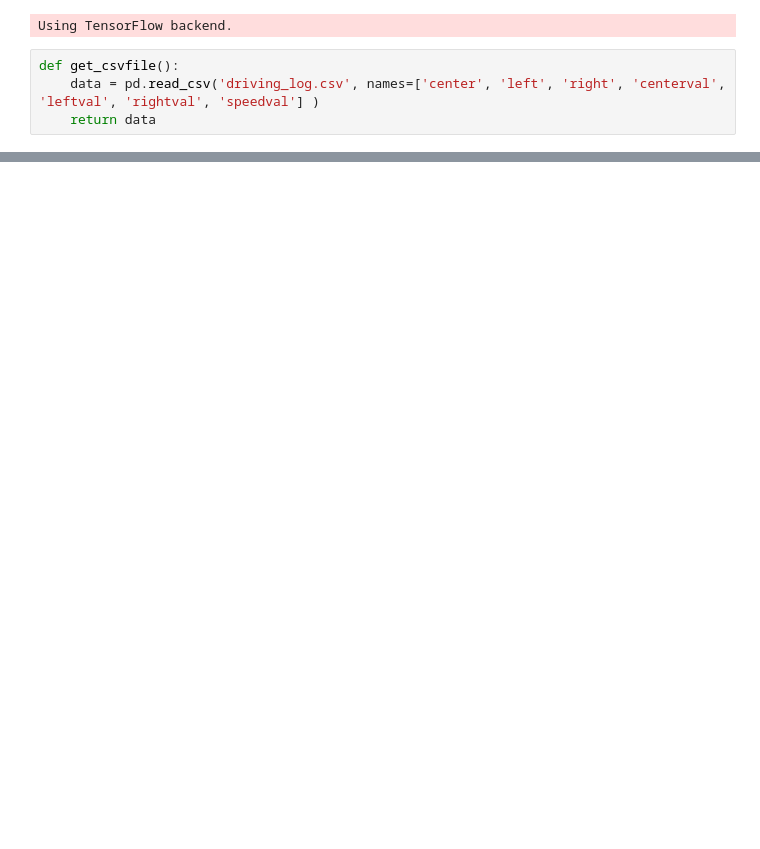
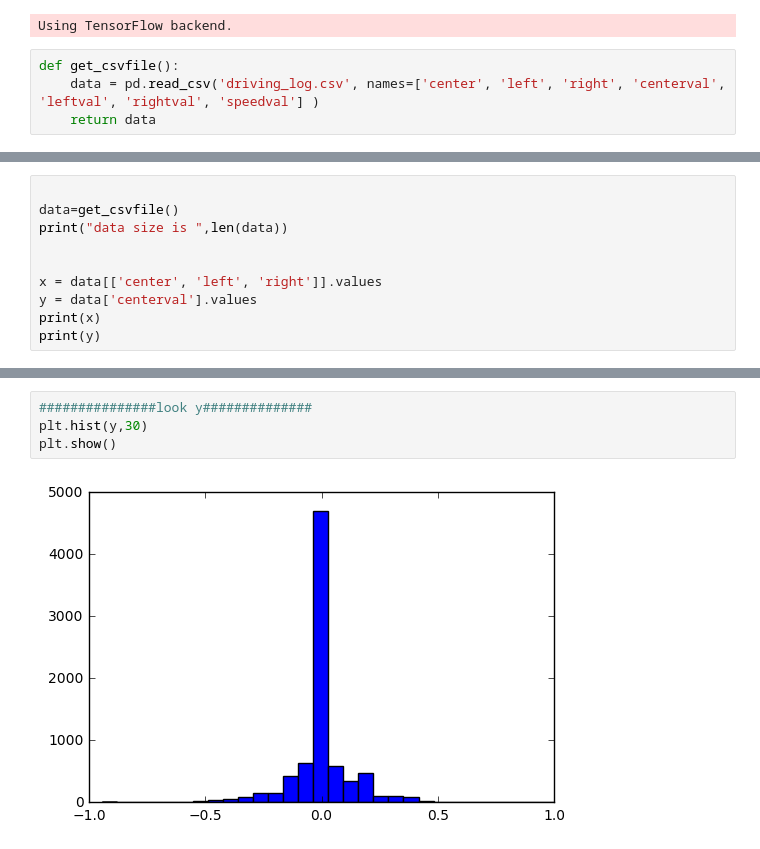
Before and after one commit to woshikangfei/Behavioral-Cloning, a Jupyter notebook: Behavioral-Cloning.ipynb, the cells around one changed output, grey strips where cells are left out. Saved outputs shown, nothing was run; the diff lists cells and outputs as text; blank space fills up the shorter version.

```diff
--- a/Behavioral-Cloning.ipynb
+++ b/Behavioral-Cloning.ipynb
@@ -65,0 +30,10 @@ def getdata(csvdata,split=0.2):
+# %%
+
+data=get_csvfile()
+print("data size is ",len(data))
+
+
+x = data[['center', 'left', 'right']].values
+y = data['centerval'].values
+print(x)
+print(y)
@@ -65,0 +58,6 @@ def getdata(csvdata,split=0.2):
+# %%
+###############look y##############
+plt.hist(y,30)
+plt.show()
+# %% [output]
+[figure, added]
```
Also changed, not shown: parts of 22 cells of this notebook, 10 other files.
